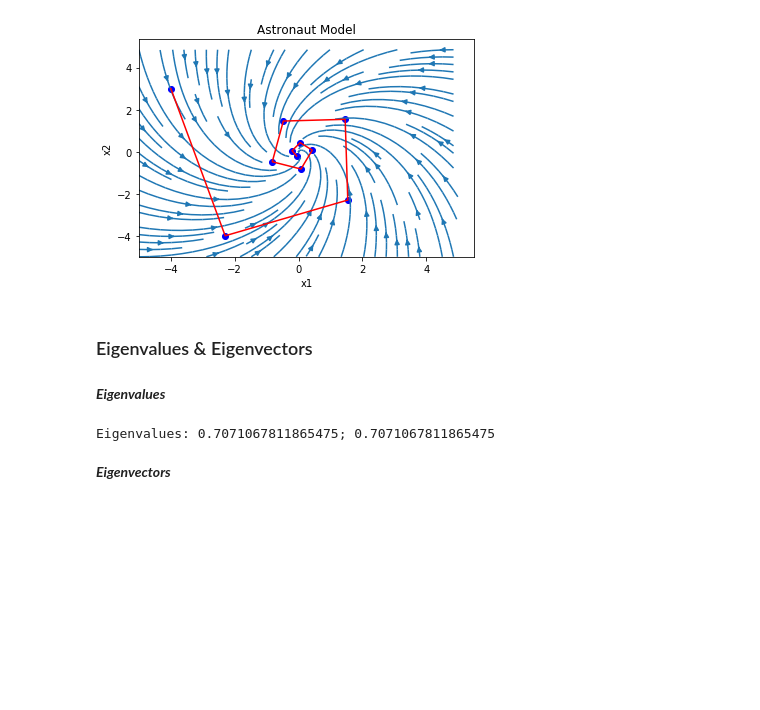
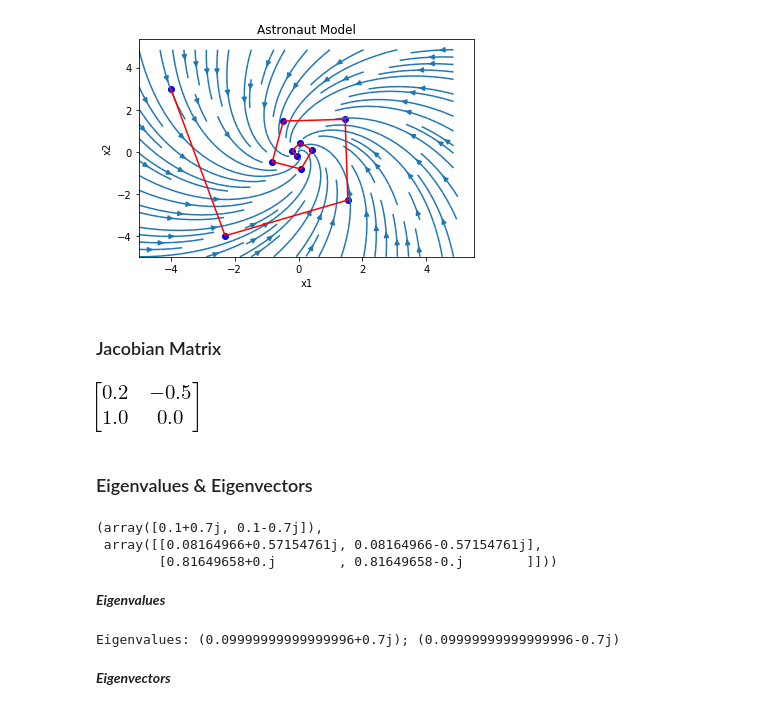
Before and after one commit to cbamedjonekou/cbamedjonekou.github.io, a Jupyter notebook: Labs/MAT 4880-D692 (Math Modeling II)/MAT 4880-D692 (Math Modeling II) Whale, Astronaut Problems (revisited) HW .ipynb, the cells around one changed output. Drawn from its saved outputs; the diff is of its cells as text; code cells hidden in the pictures; blank space fills up the shorter version.

```diff
--- a/Labs/MAT 4880-D692 (Math Modeling II)/MAT 4880-D692 (Math Modeling II) Whale, Astronaut Problems (revisited) HW .ipynb
+++ b/Labs/MAT 4880-D692 (Math Modeling II)/MAT 4880-D692 (Math Modeling II) Whale, Astronaut Problems (revisited) HW .ipynb
@@ -287,8 +288,8 @@ def approxVectors(x1_0= -4, x2_0 = 3):
 %matplotlib inline
 
 # Creates the grid for my vector field
-x1, x2 = np.linspace(-5, 5), np.linspace(-5, 5)
-X1, X2 = np.meshgrid(x1, x2)
+x1_, x2_ = np.linspace(-5, 5), np.linspace(-5, 5)
+X1, X2 = np.meshgrid(x1_, x2_)
 
 # Creates the points the vector field
 U, V = deltaX1(X1, X2), deltaX2(X1, X2)
@@ -302,6 +303,17 @@ ax1.plot(approxVectors()[0], approxVectors()[1], color= 'red')
 # %% [output]
 [<matplotlib.lines.Line2D at 0x...>]
 [figure]
+# %% [markdown]
+### Jacobian Matrix
+# %%
+Another_Matrix = sp.Array([[float(sp.diff(G1, x1)),
+                        float(sp.diff(G1, x2))],
+                       [float(sp.diff(G2, x1)),
+                        float(sp.diff(G2, x2))]])
+
+Another_Matrix
+# %% [output]
+[figure, added]
 # %% [markdown]
 ### Eigenvalues & Eigenvectors
 # %%
@@ -310,14 +322,20 @@ solMatrx1 = np.array([[float(sp.diff(G1, x1).subs({x1:0, x2:0})),
                        [float(sp.diff(G2, x1).subs({x1:0, x2:0})),
                         float(sp.diff(G2, x2).subs({x1:0, x2:0}))]])
 
+
 eigenvalue = sci.eigvals(solMatrx1)
-eigvector = sci.eig(solMatrix1)
+eigvector = sci.eig(solMatrx1)
+eigvector
+# %% [output]
+(array([0.1+0.7j, 0.1-0.7j]),
+ array([[0.08164966+0.57154761j, 0.08164966-0.57154761j],
+        [0.81649658+0.j        , 0.81649658-0.j        ]]))
 # %% [markdown]
 ***Eigenvalues***
 # %%
-print('Eigenvalues: {}; {}'.format(abs(eigenvalue[0]), abs(eigenvalue[1])))
+print('Eigenvalues: {}; {}'.format(eigenvalue[0], eigenvalue[1]))
 # %% [output]
-Eigenvalues: 0.7071067811865475; 0.7071067811865475
+Eigenvalues: (0.09999999999999996+0.7j); (0.09999999999999996-0.7j)
 # %% [markdown]
 ***Eigenvectors***
 # %%
```
Also changed, not shown: parts of 5 cells of this notebook, 6 other files.
